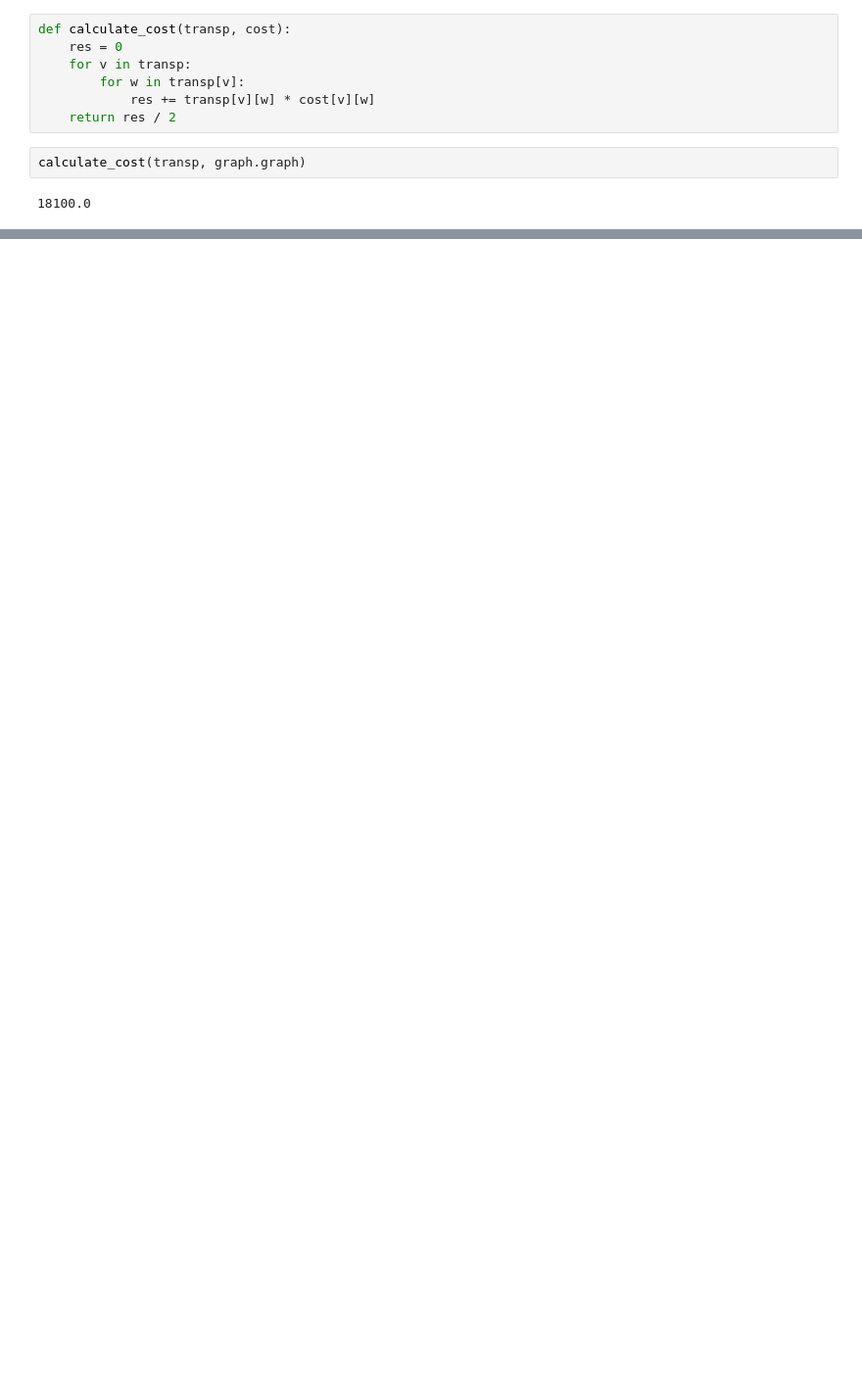
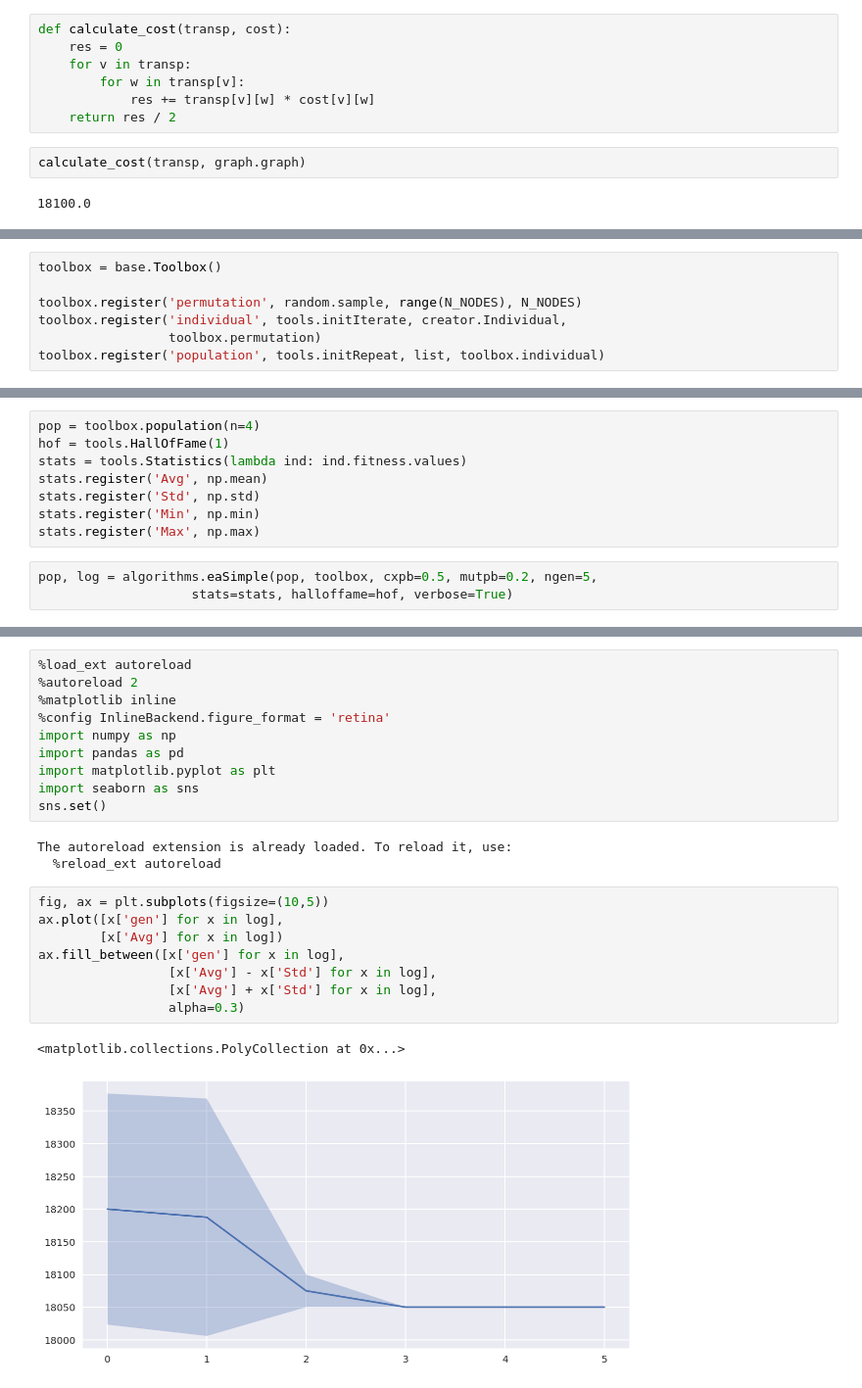
Before and after one commit to Robert-Aduviri/optimizacion-heladas-friaje, a Jupyter notebook: Step 7 - GA + Transportation.ipynb, the cells around one changed output, grey strips where cells are left out. Shown: that part at 98% size. Cells and saved outputs as stored; diff of their text form; blank space fills up the shorter version.

Commit message:
Add genetic algorithm

```diff
--- a/Step 7 - GA + Transportation.ipynb
+++ b/Step 7 - GA + Transportation.ipynb
@@ -111,0 +131,7 @@ calculate_cost(transp, graph.graph)
+# %%
+toolbox = base.Toolbox()
+
+toolbox.register('permutation', random.sample, range(N_NODES), N_NODES)
+toolbox.register('individual', tools.initIterate, creator.Individual,
+                 toolbox.permutation)
+toolbox.register('population', tools.initRepeat, list, toolbox.individual)
@@ -111,0 +168,11 @@ calculate_cost(transp, graph.graph)
+# %%
+pop = toolbox.population(n=4)
+hof = tools.HallOfFame(1)
+stats = tools.Statistics(lambda ind: ind.fitness.values)
+stats.register('Avg', np.mean)
+stats.register('Std', np.std)
+stats.register('Min', np.min)
+stats.register('Max', np.max)
+# %%
+pop, log = algorithms.eaSimple(pop, toolbox, cxpb=0.5, mutpb=0.2, ngen=5,
+                    stats=stats, halloffame=hof, verbose=True)
@@ -111,0 +195,24 @@ calculate_cost(transp, graph.graph)
+# %%
+%load_ext autoreload
+%autoreload 2
+%matplotlib inline
+%config InlineBackend.figure_format = 'retina'
+import numpy as np
+import pandas as pd
+import matplotlib.pyplot as plt
+import seaborn as sns
+sns.set()
+# %% [output]
+The autoreload extension is already loaded. To reload it, use:
+  %reload_ext autoreload
+# %%
+fig, ax = plt.subplots(figsize=(10,5))
+ax.plot([x['gen'] for x in log],
+        [x['Avg'] for x in log])
+ax.fill_between([x['gen'] for x in log],
+                 [x['Avg'] - x['Std'] for x in log],
+                 [x['Avg'] + x['Std'] for x in log],
+                 alpha=0.3)
+# %% [output]
+<matplotlib.collections.PolyCollection at 0x...>
+[figure, added]
```
Also changed, not shown: parts of 18 cells of this notebook, 1 other file.
